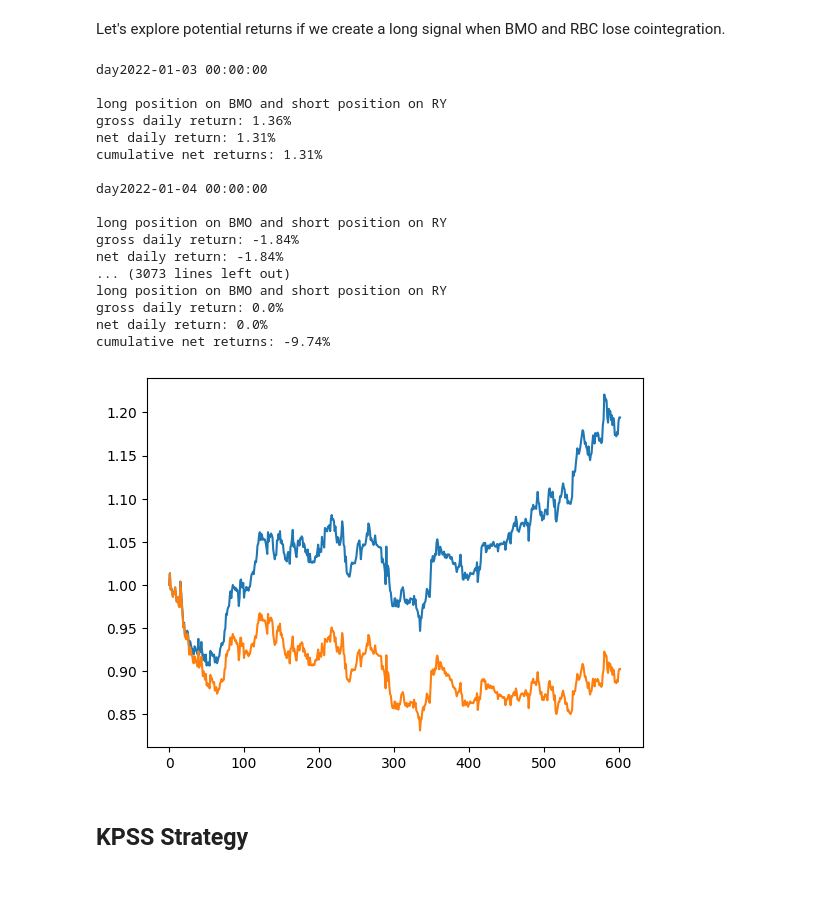
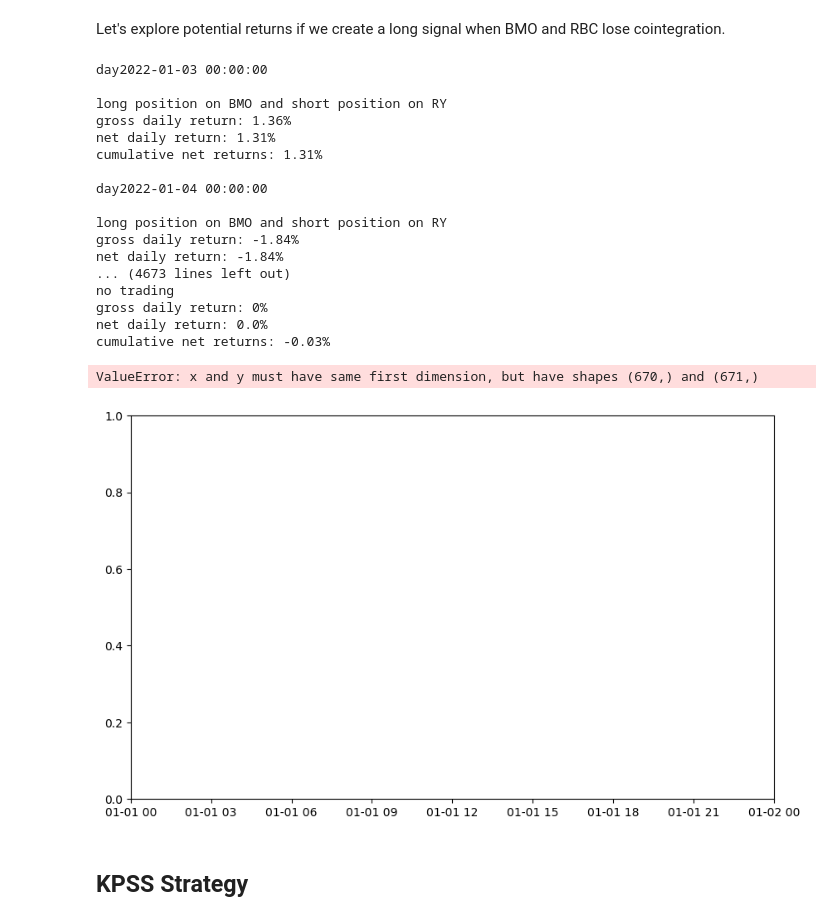
Before and after one commit to eklenks/Code, a Jupyter notebook: Cointegration.ipynb, the cells around one changed output. Cells and saved outputs as stored; diff of their text form; code cells hidden in the pictures; blank space fills up the shorter version.

```diff
--- a/Cointegration.ipynb
+++ b/Cointegration.ipynb
@@ -99,15 +112,15 @@ RBC = tickers[2]
 gross_returns = np.array([])
 net_returns = np.array([])
 t_s = np.array([])
-#trading rule executes when 2 standard deviations away from the mean
+# trading rule executes when 2 standard deviations away from the mean
 t_threshold = -1.8
-#Liquidity risk based on the typical spread of a stock - large cap: 0.01%-0.10% mid cap: 0.05%-0.20% small cap: 0.20%-1.00%
-#Can add a trading fee as a percentage of the price to the spread
-spread  = 0.0005 #large to mid cap
+# Liquidity risk based on the typical spread of a stock - large cap: 0.01%-0.10% mid cap: 0.05%-0.20% small cap: 0.20%-1.00%
+# Can add a trading fee as a percentage of the price to the spread
+spread = 0.0005  # large to mid cap
 window = 252
 
 for t in range(window, len(data)):
-    #stock[1]= a + b * stock[0]
+    # stock[1]= a + b * stock[0]
     def unit_root(b):
         a = np.average(data[RBC][t-window:t] - b*data[BMO][t-window:t])
         fair_value = a + b*data[BMO][t-window:t]
@@ -116,62 +129,71 @@ for t in range(window, len(data)):
         reg = sm.OLS(diff_diff, diff[:-1])
         res = reg.fit()
         return res.params[0]/res.bse[0]
+
     res1 = spop.minimize(unit_root, data[RBC][t]/data[BMO][t], method='Nelder-Mead')
     t_opt = res1.fun
     b_opt = float(res1.x)
     a_opt = np.average(data[RBC][t-window:t] - b_opt*data[BMO][t-window:t])
     fair_value = a_opt + b_opt*data[BMO][t]
-    #optimizing cointegration equation parameters
+    # optimizing cointegration equation parameters
     if t == window:
         old_signal = 0
     if t_opt > t_threshold:
         signal = 0
         gross_return = 0
     else:
         signal = np.sign(fair_value - data[RBC][t])
         gross_return = signal*returns[RBC][t] - signal*returns[BMO][t]
     fees = spread*abs(signal - old_signal)
     net_return = gross_return - fees
     gross_returns = np.append(gross_returns, gross_return)
     net_returns = np.append(net_returns, net_return)
     t_s = np.append(t_s, t_opt)
-    #simulate trading
-    print('day'+str(data.index[t]))
+    # simulate trading
+    print('day' + str(data.index[t]))
     print('')
     if signal == 0:
         print('no trading')
     elif signal == 1:
-        print('long position on '+RBC+' and short position on '+BMO)
+        print('long position on ' + RBC + ' and short position on ' + BMO)
     else:
-        print('long position on '+BMO+' and short position on '+RBC)
-        print('gross daily return: '+str(round(gross_return*100,2))+'%')
-        print('net daily return: '+str(round(net_return*100,2))+'%')
-        print('cumulative net returns: '+str(round(np.prod(1+net_returns)*100-100,2))+'%')
-        print('')
-        old_signal = signal
+        print('long position on ' + BMO + ' and short position on ' + RBC)
+    print('gross daily return: ' + str(round(gross_return*100, 2)) + '%')
+    print('net daily return: ' + str(round(net_return*100, 2)) + '%')
+    print('cumulative net returns: ' + str(round(np.prod(1+net_returns)*100-100, 2)) + '%')
+    print('')
+    old_signal = signal
 
-#plotting daily positions and realized returns
-plt.plot(np.append(1,np.cumprod(1+gross_returns)))
-plt.plot(np.append(1,np.cumprod(1+net_returns)));
+# plotting daily positions and realized returns
+dates = data.index[window:]
+plt.figure(figsize=(10, 6))
+plt.plot(dates, np.append(1, np.cumprod(1+gross_returns)), label='Gross Returns')
+plt.plot(dates, np.append(1, np.cumprod(1+net_returns)), label='Net Returns')
+plt.xlabel('Date')
+plt.ylabel('Cumulative Returns')
+plt.title('Daily Positions and Realized Returns')
+plt.legend()
+plt.show()
 # %% [output]
 day2022-01-03 00:00:00
 
 long position on BMO and short position on RY
 gross daily return: 1.36%
 net daily return: 1.31%
 cumulative net returns: 1.31%
 
 day2022-01-04 00:00:00
 
 long position on BMO and short position on RY
 gross daily return: -1.84%
 net daily return: -1.84%
-... (3073 lines left out)
-long position on BMO and short position on RY
-gross daily return: 0.0%
+... (4673 lines left out)
+no trading
+gross daily return: 0%
 net daily return: 0.0%
-cumulative net returns: -9.74%
+cumulative net returns: -0.03%
+ValueError: x and y must have same first dimension, but have shapes (670,) and (671,)
-[figure, old version]
+[figure, new version]
 # %% [markdown]
 ## KPSS Strategy
 # %%
```
Also changed, not shown: parts of 2 cells of this notebook.
